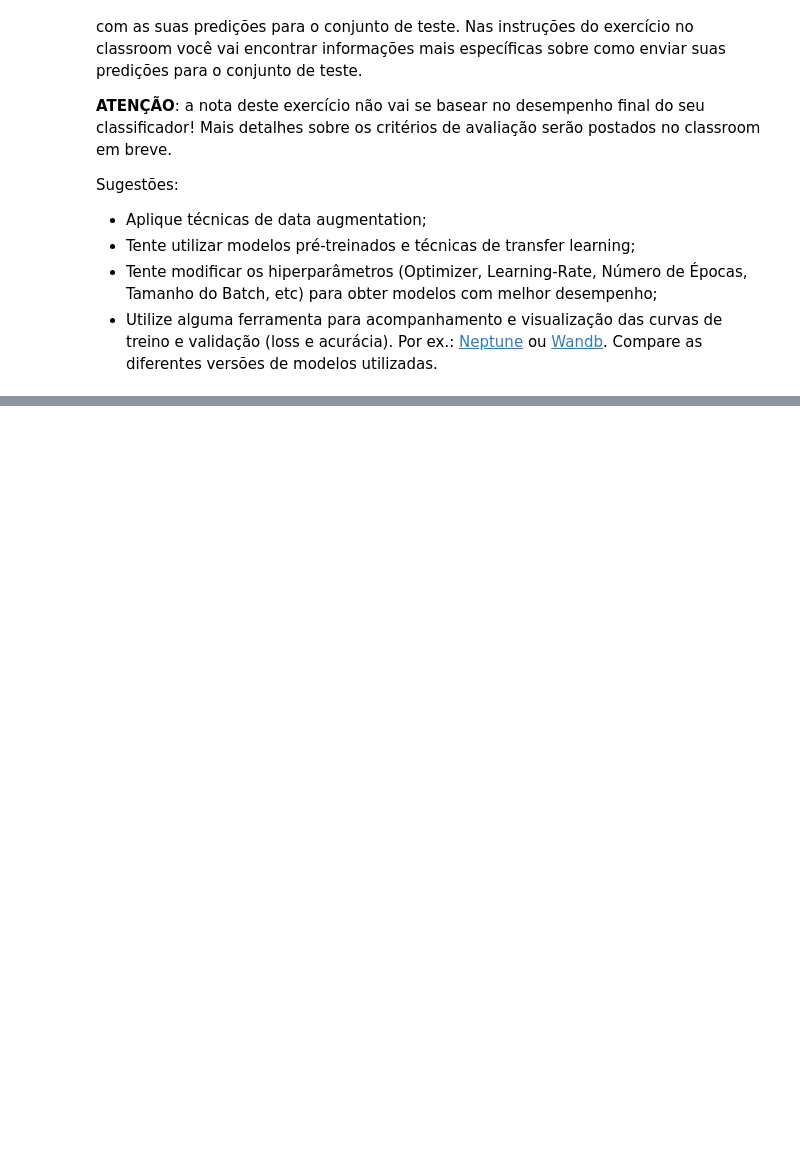
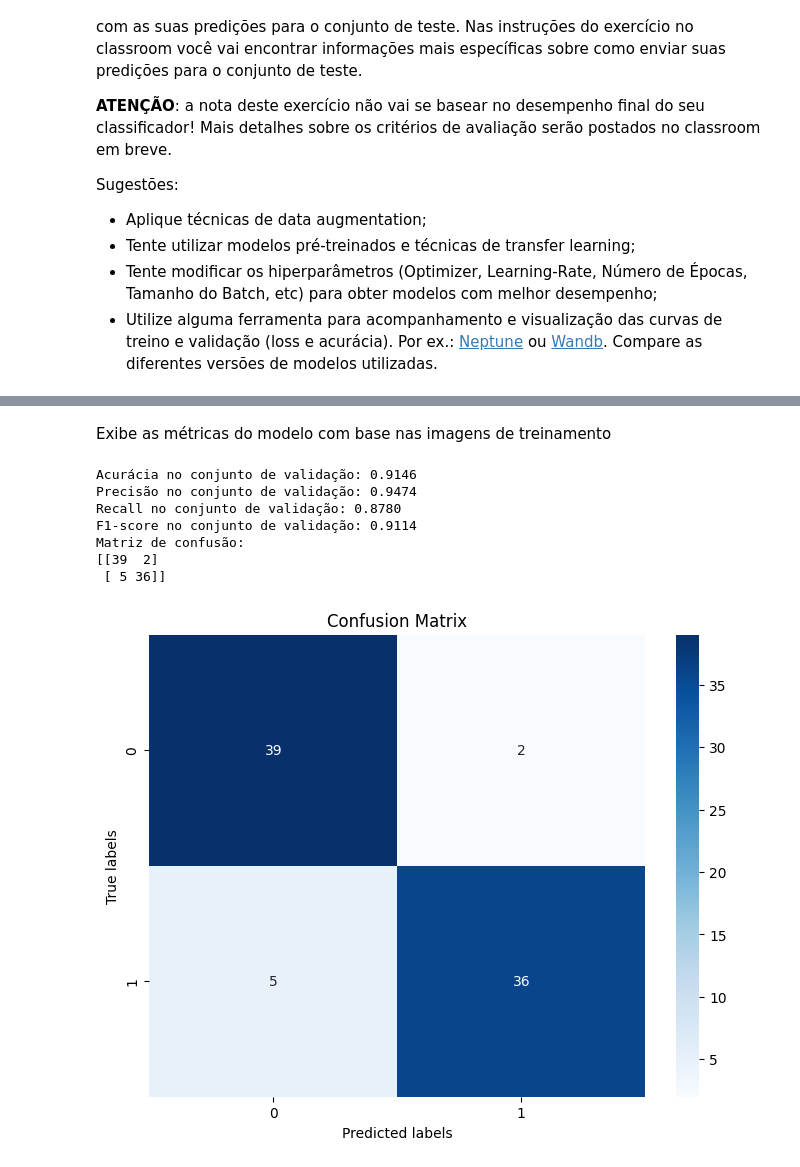
Before and after one commit to joelavmendonca/image-processing, a Jupyter notebook: Ex06_139884_Desafio_Classificacao.ipynb, the cells around one changed output, grey strips where cells are left out. Saved outputs shown, nothing was run; the diff lists cells and outputs as text; code cells hidden in the pictures; blank space fills up the shorter version.

```diff
--- a/Ex06_139884_Desafio_Classificacao.ipynb
+++ b/Ex06_139884_Desafio_Classificacao.ipynb
@@ -741,4 +604,0 @@ predictions
-# %%
-images, labels = next(iter(augmented_dataloader))
-image = transforms.ToPILImage()(images[8])
-plt.imshow(np.array(image))
@@ -1107,0 +777,13 @@ TypeError: 'Image' object is not subscriptable
+# %%
+from efficientnet_pytorch import EfficientNet
+
+# Carregar um EfficientNet-B0 pré-treinado
+model = EfficientNet.from_pretrained('efficientnet-b0')
+
+# Atualizar o número de classes na camada de classificação final para corresponder ao seu problema
+num_ftrs = model._fc.in_features
+model._fc = nn.Linear(num_ftrs, len(train_dataset.classes))
+
+# Define  a função de perda e o otimizador
+criterion = nn.CrossEntropyLoss()
+optimizer = optim.Adam(model.parameters(), lr=hparams_eff["lr"])
@@ -1107,0 +856,47 @@ TypeError: 'Image' object is not subscriptable
+# %% [markdown]
+Exibe as métricas do modelo com base nas imagens de treinamento
+# %%
+# Carrega o modelo e exibe as métricas de treinamento do modelo
+model_path = log_dir +'/'+ f"model_epoch_eff10.ckpt"
+checkpoint = torch.load(model_path)
+model.load_state_dict(checkpoint['model_state_dict'])
+
+
+model.eval()  # Colocar o modelo no modo de avaliação
+predicted_labels = []
+true_labels = []
+
+with torch.no_grad():
+    for images, labels in val_loader:
+        outputs = model(images)
+        _, predicted = torch.max(outputs, 1)
+        predicted_labels.extend(predicted.tolist())
+        true_labels.extend(labels.tolist())
+
+accuracy = accuracy_score(true_labels, predicted_labels)
+precision = precision_score(true_labels, predicted_labels)
+recall = recall_score(true_labels, predicted_labels)
+f1 = f1_score(true_labels, predicted_labels)
+conf_matrix = confusion_matrix(true_labels, predicted_labels)
+
+print(f'Acurácia no conjunto de validação: {accuracy:.4f}')
+print(f'Precisão no conjunto de validação: {precision:.4f}')
+print(f'Recall no conjunto de validação: {recall:.4f}')
+print(f'F1-score no conjunto de validação: {f1:.4f}')
+print(f'Matriz de confusão:\n{conf_matrix}')
+
+plt.figure(figsize=(8, 6))
+sns.heatmap(conf_matrix, annot=True, cmap='Blues', fmt='g')
+plt.xlabel('Predicted labels')
+plt.ylabel('True labels')
+plt.title('Confusion Matrix')
+plt.show()
+# %% [output]
+Acurácia no conjunto de validação: 0.9146
+Precisão no conjunto de validação: 0.9474
+Recall no conjunto de validação: 0.8780
+F1-score no conjunto de validação: 0.9114
+Matriz de confusão:
+[[39  2]
+ [ 5 36]]
+[figure, added]
```
Also changed, not shown: parts of 72 cells of this notebook.
